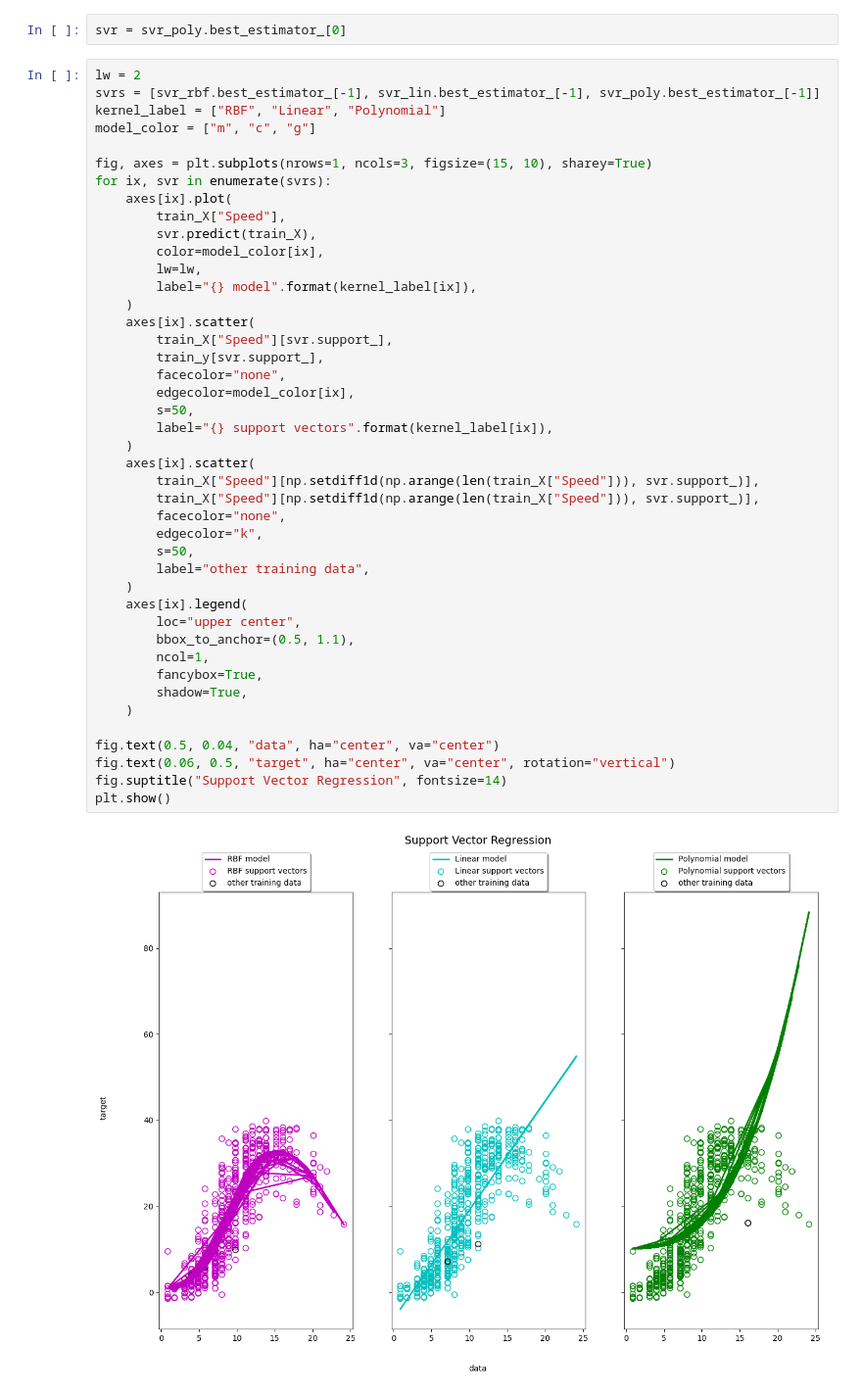
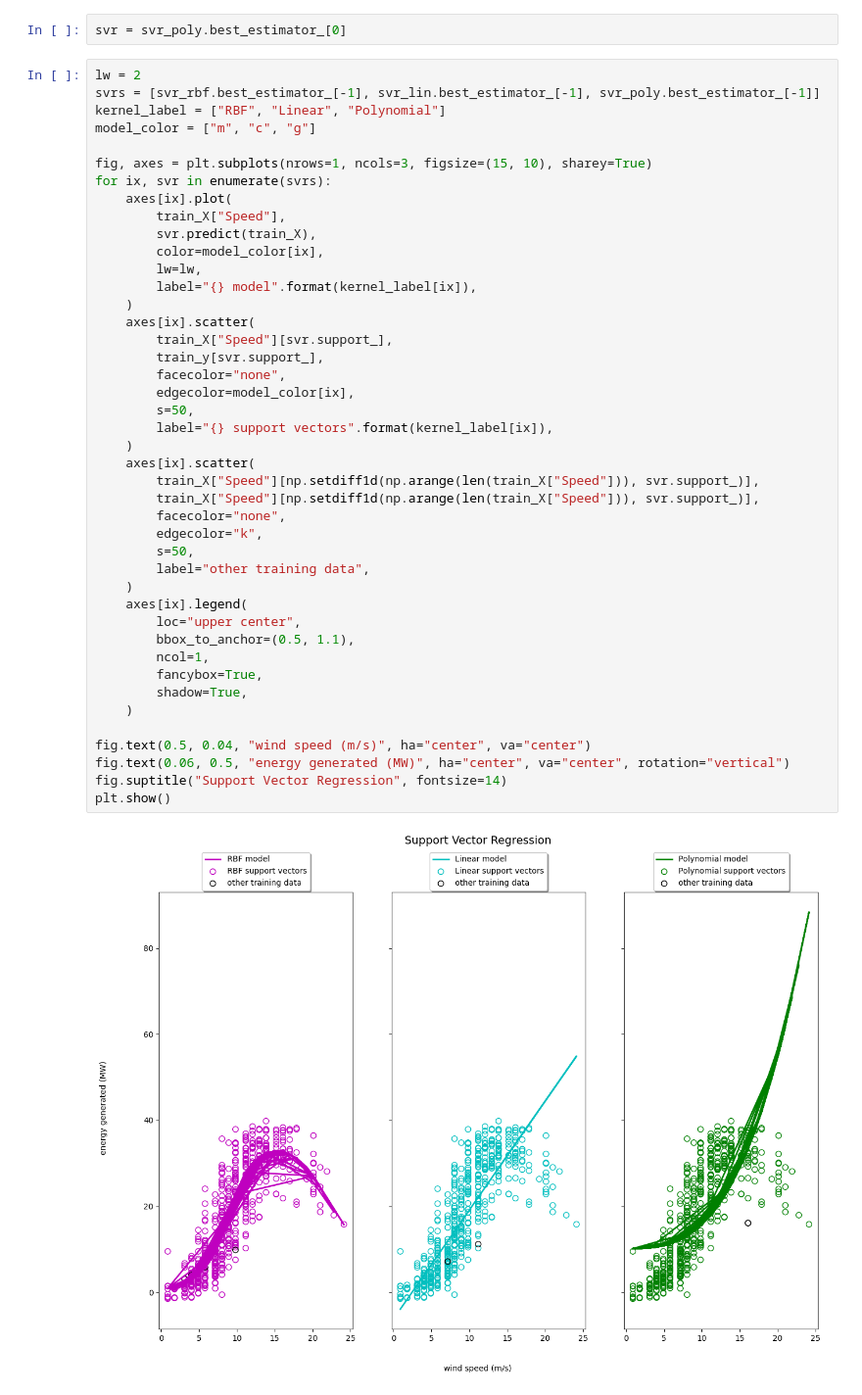
Before and after one commit to CasperAntonPoulsen/StatisticsProject, a Jupyter notebook: SVM_regressor.ipynb, the cells around one changed output. Shown at 98% size. Cells and saved outputs as stored; diff of their text form.

```diff
--- a/SVM_regressor.ipynb
+++ b/SVM_regressor.ipynb
@@ -192,33 +192,33 @@ for ix, svr in enumerate(svrs):
         lw=lw,
         label="{} model".format(kernel_label[ix]),
     )
     axes[ix].scatter(
         train_X["Speed"][svr.support_],
         train_y[svr.support_],
         facecolor="none",
         edgecolor=model_color[ix],
         s=50,
         label="{} support vectors".format(kernel_label[ix]),
     )
     axes[ix].scatter(
         train_X["Speed"][np.setdiff1d(np.arange(len(train_X["Speed"])), svr.support_)],
         train_X["Speed"][np.setdiff1d(np.arange(len(train_X["Speed"])), svr.support_)],
         facecolor="none",
         edgecolor="k",
         s=50,
         label="other training data",
     )
     axes[ix].legend(
         loc="upper center",
         bbox_to_anchor=(0.5, 1.1),
         ncol=1,
         fancybox=True,
         shadow=True,
     )
 
-fig.text(0.5, 0.04, "data", ha="center", va="center")
-fig.text(0.06, 0.5, "target", ha="center", va="center", rotation="vertical")
+fig.text(0.5, 0.04, "wind speed (m/s)", ha="center", va="center")
+fig.text(0.06, 0.5, "energy generated (MW)", ha="center", va="center", rotation="vertical")
 fig.suptitle("Support Vector Regression", fontsize=14)
 plt.show()
 # %% [output]
-[figure, old version]
+[figure, new version]
```
